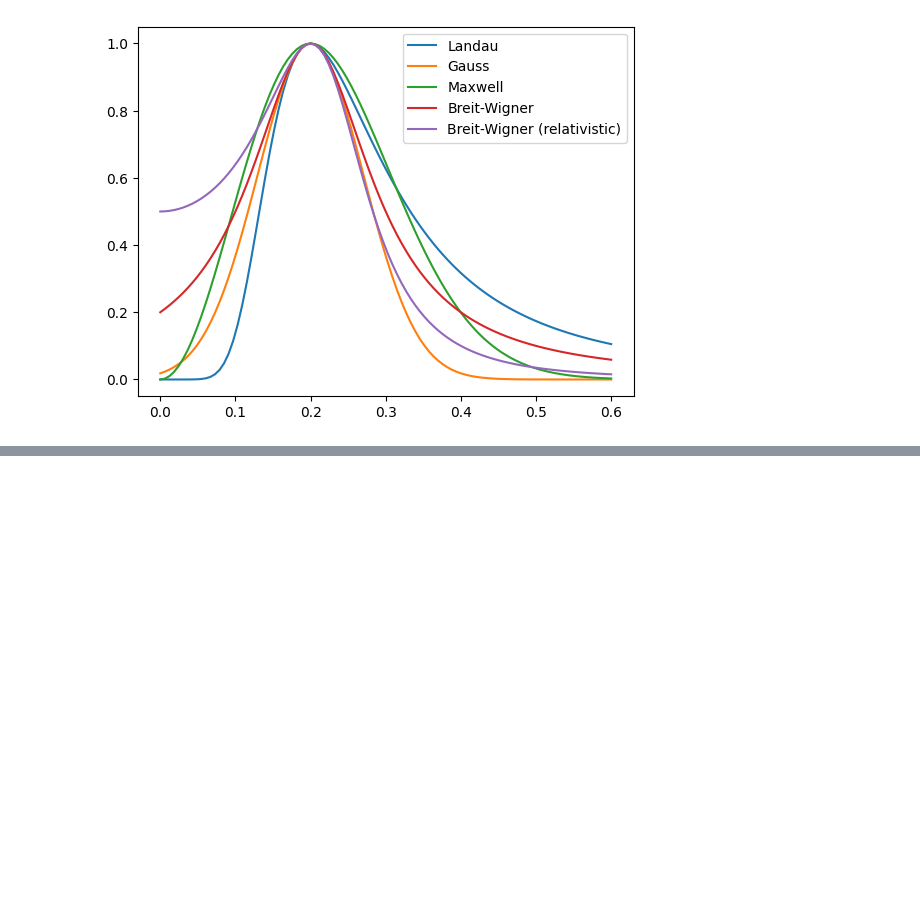
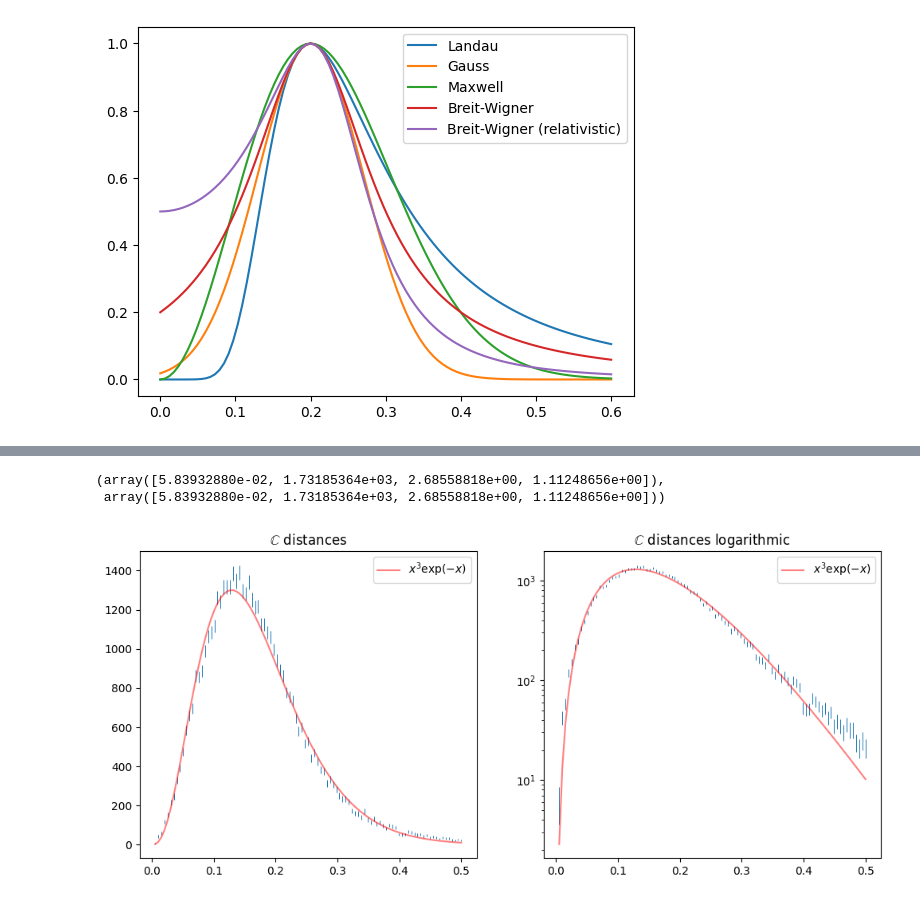
Before and after one commit to pinbraerts/vychmaty, a Jupyter notebook: week1.ipynb, the cells around one changed output, grey strips where cells are left out. Saved outputs shown, nothing was run; the diff lists cells and outputs as text; code cells hidden in the pictures; blank space fills up the shorter version.

```diff
--- a/week1.ipynb
+++ b/week1.ipynb
@@ -415,0 +415,10 @@ $$ PDF(\rho_{\mathbb{C}}) \propto x ^ 2 e^{-x^2} = maxwell $$
+# %%
+fig, axs = plt.subplots(1, 2, figsize=[12, 5])
+comp = lambda x, s, h, p1, p2: h * (x/s)**p1 * np.exp(-(x / s) ** p2)
+pp1 = plot_experiment(newh[3][0], newh[3][1], comp, axs[0], label=r'$x^3 \exp(-x)$', title='$\mathbb{C}$ distances', parameters=[3, 1])
+pp2 = plot_experiment(newh[3][0], newh[3][1], comp, axs[1], label=r'$x^3 \exp(-x)$', title='$\mathbb{C}$ distances logarithmic', yscale='log', parameters=[3, 1])
+pp1, pp2
+# %% [output]
+(array([5.83932880e-02, 1.73185364e+03, 2.68558818e+00, 1.11248656e+00]),
+ array([5.83932880e-02, 1.73185364e+03, 2.68558818e+00, 1.11248656e+00]))
+[figure, added]
```
Also changed, not shown: parts of 6 cells of this notebook.
